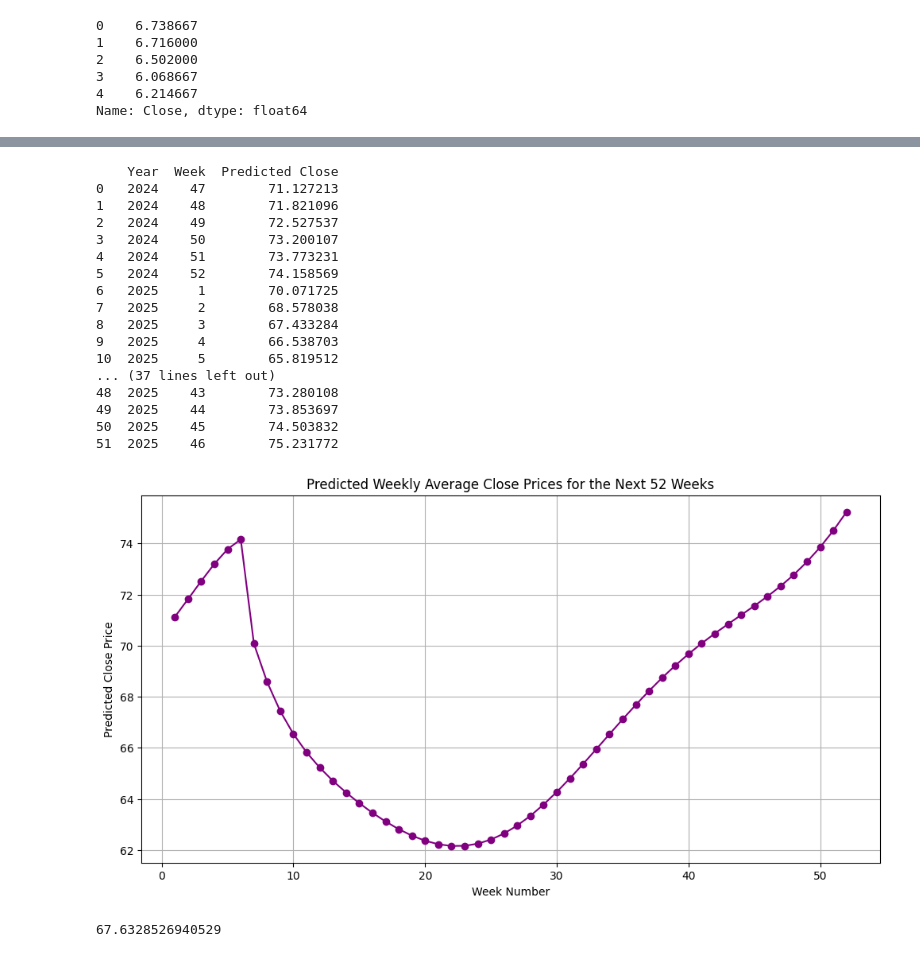
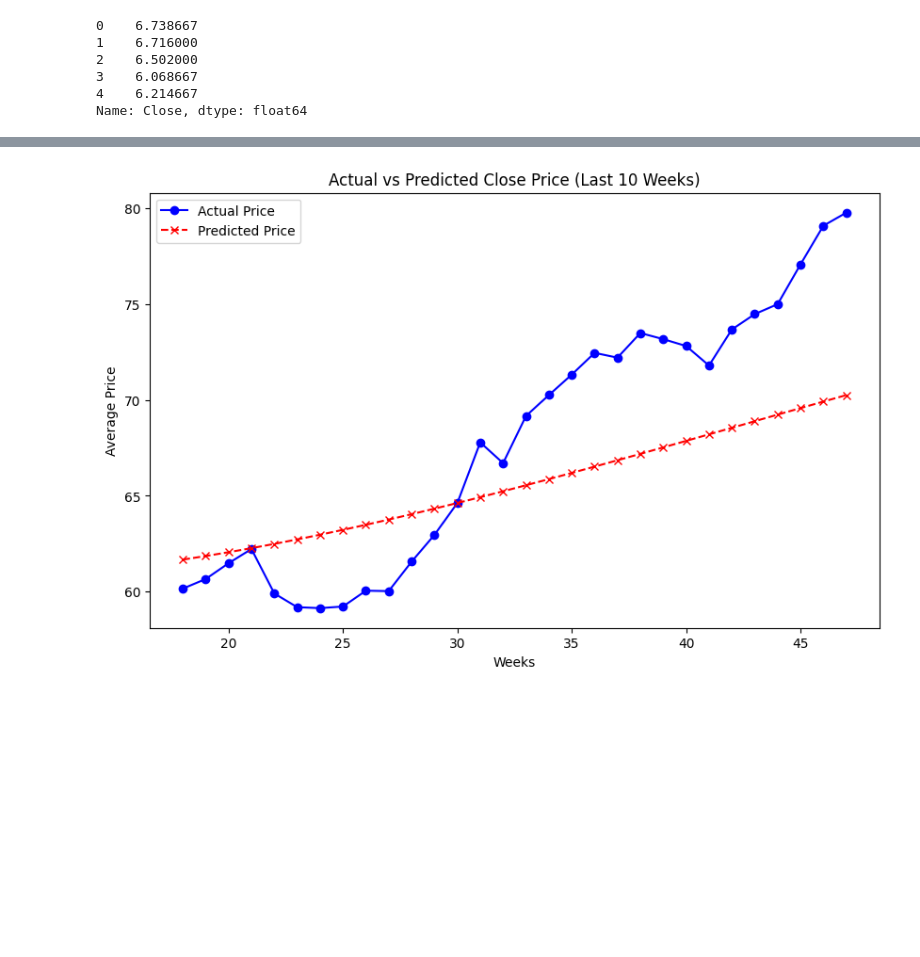
Before and after one commit to sai14karthik/xAI, a Jupyter notebook: averages.ipynb, the cells around one changed output, grey strips where cells are left out. Drawn from its saved outputs; the diff is of its cells as text; code cells hidden in the pictures; blank space fills up the shorter version.

```diff
--- a/averages.ipynb
+++ b/averages.ipynb
@@ -142,7 +163,7 @@ y = df['Close']
 X = df[['Year', 'Week']]
 y = df['Close']
 
-poly = PolynomialFeatures(degree=92)
+poly = PolynomialFeatures(degree=3)
 X_poly = poly.fit_transform(X)
 # %%
 X.head()
@@ -163,18 +184,27 @@ y.head()
 4    6.214667
 Name: Close, dtype: float64
 # %%
+
 X_train, X_test, y_train, y_test = train_test_split(X_poly, y, test_size=0.3, random_state=42)
 
+# Fit the model
 model = LinearRegression()
 model.fit(X_train, y_train)
 
+# Predict using the test set
 y_pred = model.predict(X_test)
 
+# Calculate performance metrics
 mse = mean_squared_error(y_test, y_pred)
 r2 = r2_score(y_test, y_pred)
-abs_r2 = mean_absolute_error(y_test,y_pred)
 
+# Print evaluation metrics
 print("Mean Squared Error:", mse)
 print("R-squared Score:", r2)
-print("Abs R-squared Score:", abs_r2)
+
+# Generate predictions for the entire dataset for plotting
+y_all_pred = model.predict(X_poly)
+
+# Create a new DataFrame to store results
+df['Predicted_Close'] = y_all_pred
 # %% [output]
@@ -220,35 +213,22 @@ future_weeks_df['Predicted Close'] = future_predictions
-# %%
-# Print future predictions
-print(future_weeks_df)
-
-# Plot predicted values for the next 52 weeks
-plt.figure(figsize=(12, 6))
-plt.plot(range(1, 53), future_predictions, marker='o', linestyle='-', color='purple')
-plt.title('Predicted Weekly Average Close Prices for the Next 52 Weeks')
-plt.xlabel('Week Number')
-plt.ylabel('Predicted Close Price')
-plt.grid(True)
-plt.show()
-# %% [output]
-    Year  Week  Predicted Close
-0   2024    47        71.127213
-1   2024    48        71.821096
-2   2024    49        72.527537
-3   2024    50        73.200107
-4   2024    51        73.773231
-5   2024    52        74.158569
-6   2025     1        70.071725
-7   2025     2        68.578038
-8   2025     3        67.433284
-9   2025     4        66.538703
-10  2025     5        65.819512
-... (37 lines left out)
-48  2025    43        73.280108
-49  2025    44        73.853697
-50  2025    45        74.503832
-51  2025    46        75.231772
-[figure, removed]
-# %%
-future_weeks_df['Predicted Close'].values.mean()
-# %% [output]
-67.6328526940529
+# %%
+last_subset = df.tail(30)
+
+# Plotting the actual and predicted close prices for the last 10 weeks
+plt.figure(figsize=(10, 6))
+
+# Plot Actual Close Prices
+plt.plot(last_subset['Week'], last_subset['Close'], label='Actual Price', marker='o', linestyle='-', color='blue')
+
+# Plot Predicted Close Prices
+plt.plot(last_subset['Week'], last_subset['Predicted_Close'], label='Predicted Price', marker='x', linestyle='--', color='red')
+
+# Adding labels and title
+plt.xlabel('Weeks')
+plt.ylabel('Average Price')
+plt.title('Actual vs Predicted Close Price (Last 10 Weeks)')
+plt.legend()
+
+# Show the plot
+plt.show()
+# %% [output]
+[figure, added]
```
Also changed, not shown: parts of 12 cells of this notebook, 1 other file.
